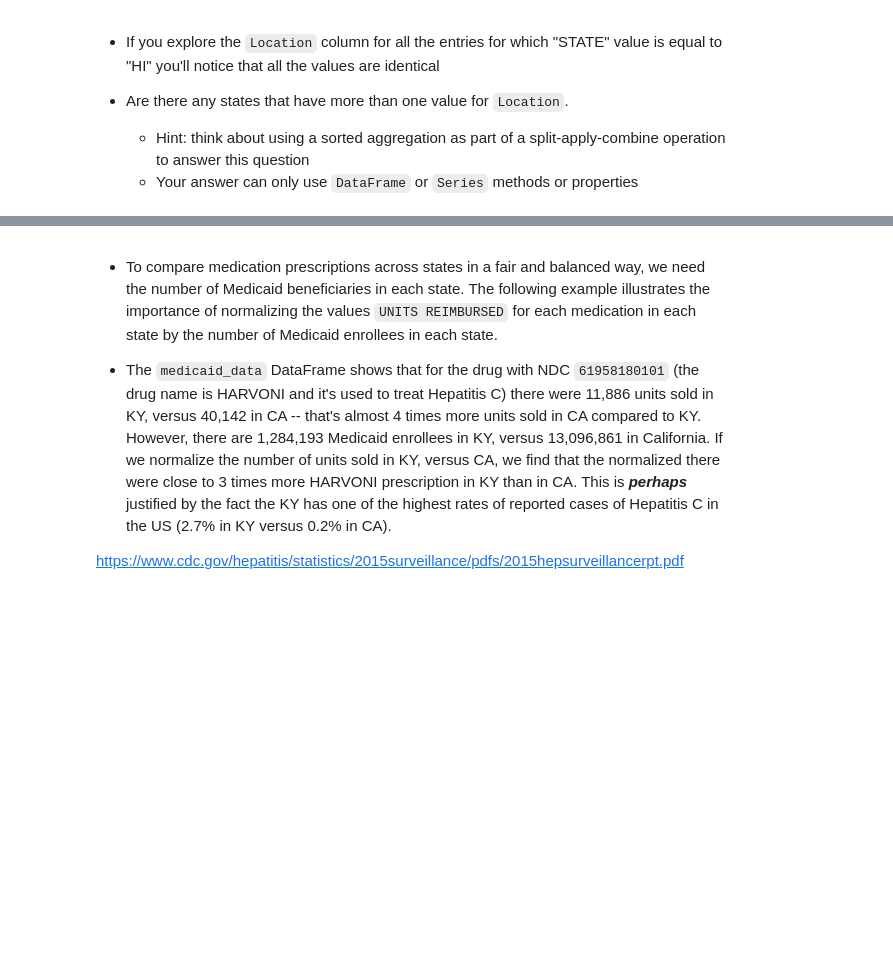
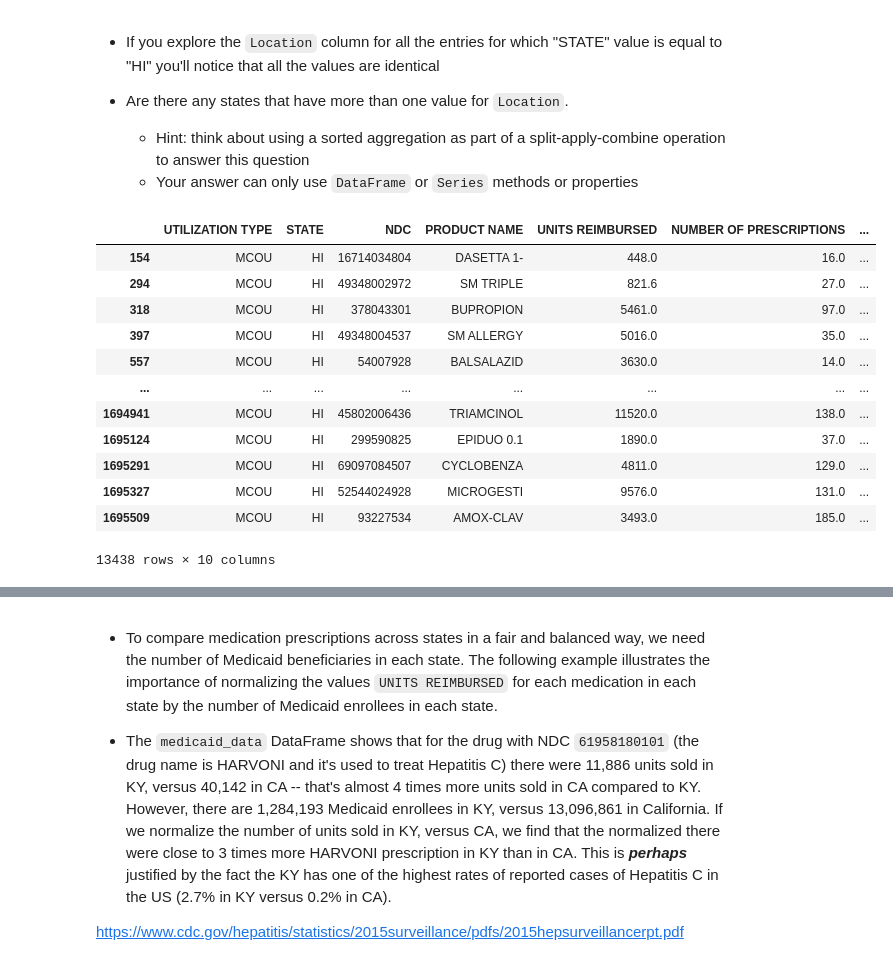
Before and after one commit to ebruffey/ics434, a Jupyter notebook: assignments/data-wrangling-ebruffey/Assignment_1.ipynb, the cells around one changed output, grey strips where cells are left out. Cells and saved outputs as stored; diff of their text form; code cells hidden in the pictures; blank space fills up the shorter version.

```diff
--- a/assignments/data-wrangling-ebruffey/Assignment_1.ipynb
+++ b/assignments/data-wrangling-ebruffey/Assignment_1.ipynb
@@ -348,3 +355,5 @@ Name: N1, Length: 166253, dtype: float64
 * Note that this is quite large and may take some time to load on a computer with modest RAM resources (4GB or less)
 # %%
 ## WRITE YOUR CODE HERE
+medicaid_data = pd.read_csv('data/medicaid_data.csv')
+medicaid_data.head()
@@ -355,3 +371,5 @@ Name: N1, Length: 166253, dtype: float64
   - If your solution uses an assignment, the righthand side of the assignment (rvalue) can only use `DataFrame` or `Series` methods or properties
 # %%
 ## WRITE YOUR CODE HERE
+medicaid_data.columns = medicaid_data.columns.str.upper()
+medicaid_data.head()
@@ -377,0 +412,17 @@ Name: N1, Length: 166253, dtype: float64
+# %%
+hawaii = medicaid_data.groupby('STATE').get_group('HI')
+hawaii
+# %% [output]
+|  | UTILIZATION TYPE | STATE | NDC | PRODUCT NAME | UNITS REIMBURSED | NUMBER OF PRESCRIPTIONS | ... |
+| 154 | MCOU | HI | 16714034804 | DASETTA 1- | 448.0 | 16.0 | ... |
+| 294 | MCOU | HI | 49348002972 | SM TRIPLE | 821.6 | 27.0 | ... |
+| 318 | MCOU | HI | 378043301 | BUPROPION | 5461.0 | 97.0 | ... |
+| 397 | MCOU | HI | 49348004537 | SM ALLERGY | 5016.0 | 35.0 | ... |
+| 557 | MCOU | HI | 54007928 | BALSALAZID | 3630.0 | 14.0 | ... |
+| ... | ... | ... | ... | ... | ... | ... | ... |
+| 1694941 | MCOU | HI | 45802006436 | TRIAMCINOL | 11520.0 | 138.0 | ... |
+| 1695124 | MCOU | HI | 299590825 | EPIDUO 0.1 | 1890.0 | 37.0 | ... |
+| 1695291 | MCOU | HI | 69097084507 | CYCLOBENZA | 4811.0 | 129.0 | ... |
+| 1695327 | MCOU | HI | 52544024928 | MICROGESTI | 9576.0 | 131.0 | ... |
+| 1695509 | MCOU | HI | 93227534 | AMOX-CLAV | 3493.0 | 185.0 | ... |
+13438 rows × 10 columns
```
Also changed, not shown: parts of 22 cells of this notebook, 3 other files.
